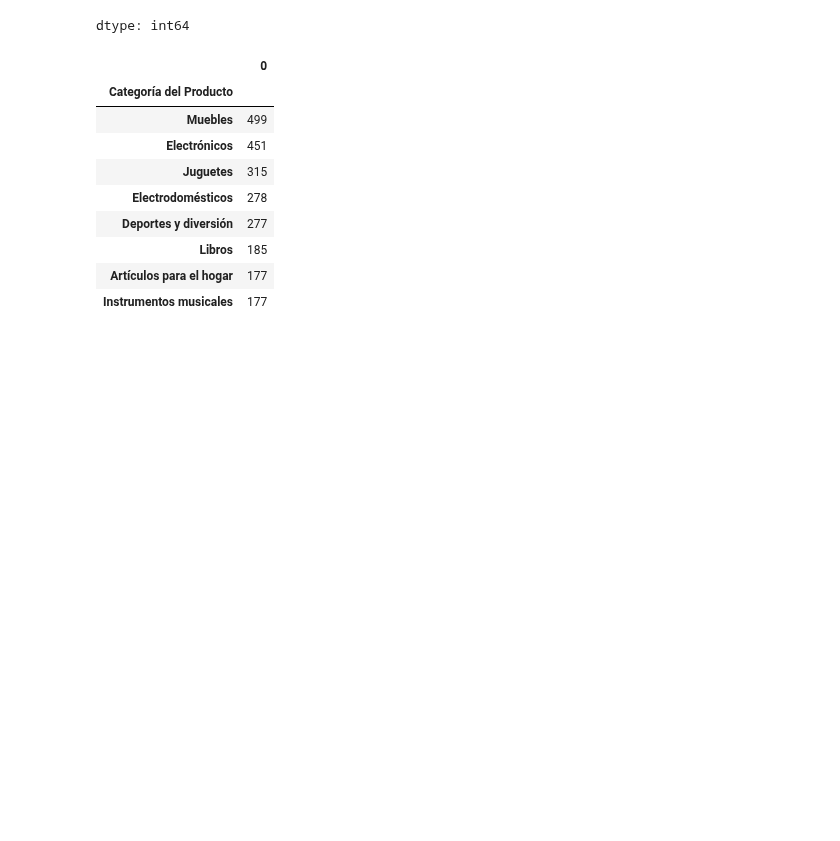
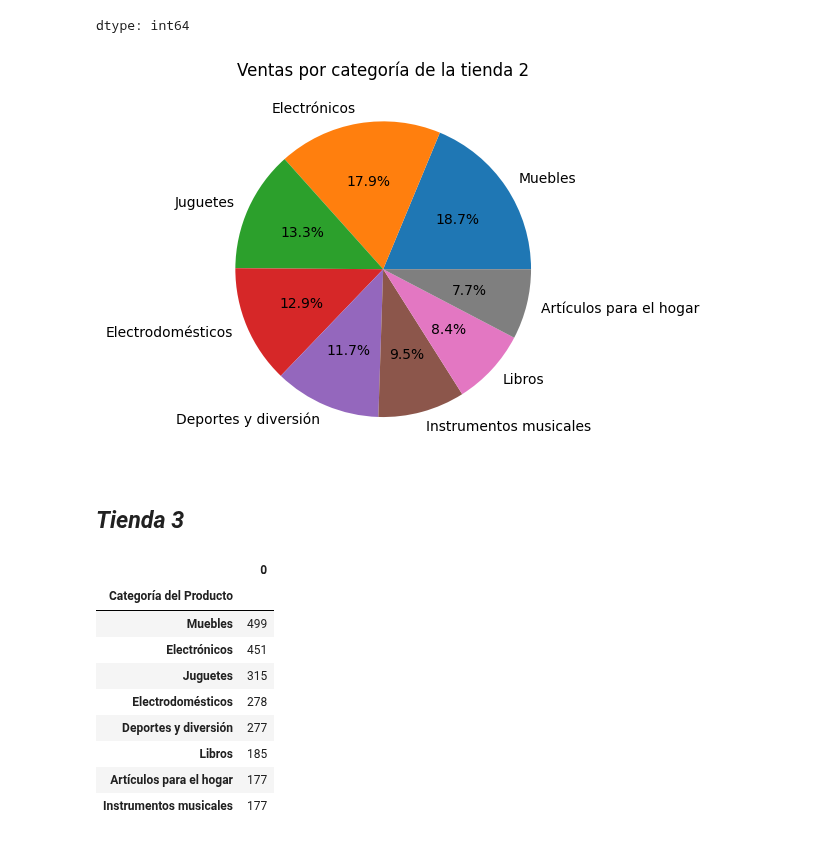
Before and after one commit to MiguelVR9/challenge-python-DS-alura, a Jupyter notebook: AluraStoreLatam.ipynb, the cells around one changed output. Drawn from its saved outputs; the diff is of its cells as text; code cells hidden in the pictures; blank space fills up the shorter version.

```diff
--- a/AluraStoreLatam.ipynb
+++ b/AluraStoreLatam.ipynb
@@ -148,6 +187,14 @@ ventas_categorias_t2
 | Libros | 197 |
 | Artículos para el hogar | 181 |
 dtype: int64
+# %%
+plt.pie(x=ventas_categorias_t2.values, labels= ventas_categorias_t2.index, autopct='%1.1f%%')
+plt.title('Ventas por categoría de la tienda 2')
+plt.show()
+# %% [output]
+[figure, added]
+# %% [markdown]
+## *Tienda 3*
 # %%
 # Categorías de la tienda 3 ordenada de la más pupular a la menos popular por cantidad de productos vendidos
 ventas_categorias_t3 = tienda3.groupby('Categoría del Producto').size().sort_values(ascending=False)
```
Also changed, not shown: parts of 15 cells of this notebook.
